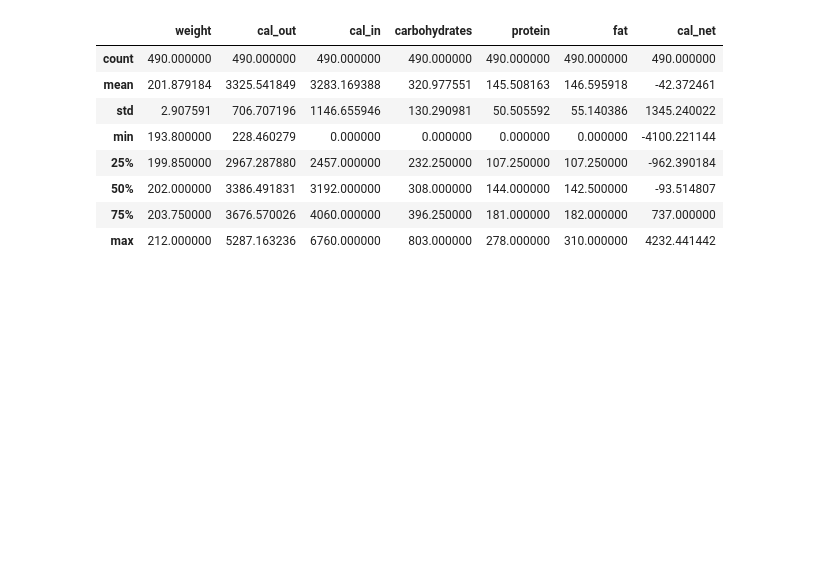
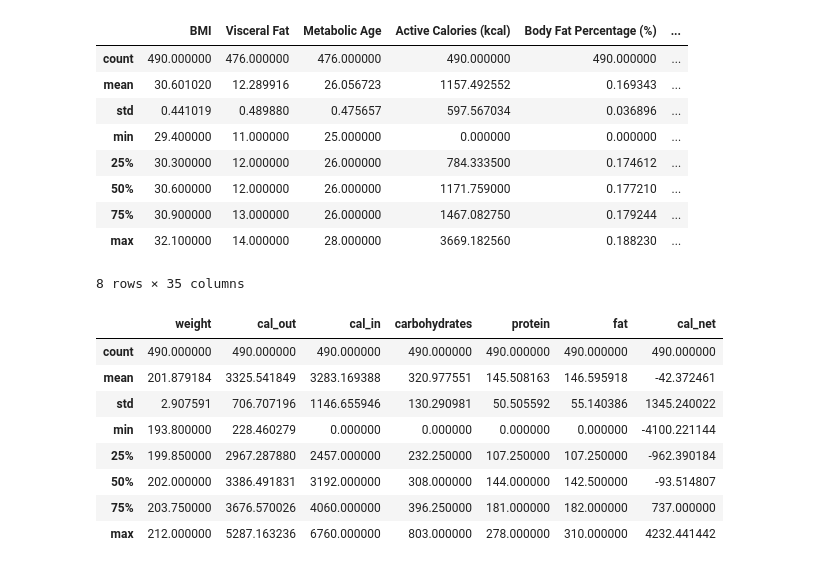
Before and after one commit to Jcrasto/PythonMachineLearning, a Jupyter notebook: notebooks/mfp_json_load.ipynb, the cells around one changed output. Cells and saved outputs as stored; diff of their text form; code cells hidden in the pictures; blank space fills up the shorter version.

```diff
--- a/notebooks/mfp_json_load.ipynb
+++ b/notebooks/mfp_json_load.ipynb
@@ -14,3 +36,3 @@ renpho['Date'] = pandas.to_datetime(renpho['Date'])
 # %%
-renpho = renpho.merge(daily_cals, left_on='Date',right_on='Date')
-renpho.to_csv(os.environ['DATADIR'] + '/joined/fullhealth.csv')
+rma_merged = renpho.merge(daily_cals, left_on='Date',right_on='Date')
+rma_merged.to_csv(os.environ['DATADIR'] + '/joined/fullhealth.csv')
@@ -36,2 +39,15 @@ array(['Time of Measurement', 'Weight', 'BMI', 'Body Fat',
+# %%
+rma_merged.describe()
+# %% [output]
+|  | BMI | Visceral Fat | Metabolic Age | Active Calories (kcal) | Body Fat Percentage (%) | ... |
+| count | 490.000000 | 476.000000 | 476.000000 | 490.000000 | 490.000000 | ... |
+| mean | 30.601020 | 12.289916 | 26.056723 | 1157.492552 | 0.169343 | ... |
+| std | 0.441019 | 0.489880 | 0.475657 | 597.567034 | 0.036896 | ... |
+| min | 29.400000 | 11.000000 | 25.000000 | 0.000000 | 0.000000 | ... |
+| 25% | 30.300000 | 12.000000 | 26.000000 | 784.333500 | 0.174612 | ... |
+| 50% | 30.600000 | 12.000000 | 26.000000 | 1171.759000 | 0.177210 | ... |
+| 75% | 30.900000 | 13.000000 | 26.000000 | 1467.082750 | 0.179244 | ... |
+| max | 32.100000 | 14.000000 | 28.000000 | 3669.182560 | 0.188230 | ... |
+8 rows × 35 columns
 # %%
 select_features = pandas.DataFrame()
```
Also changed, not shown: parts of 6 cells of this notebook, 1 other file.
